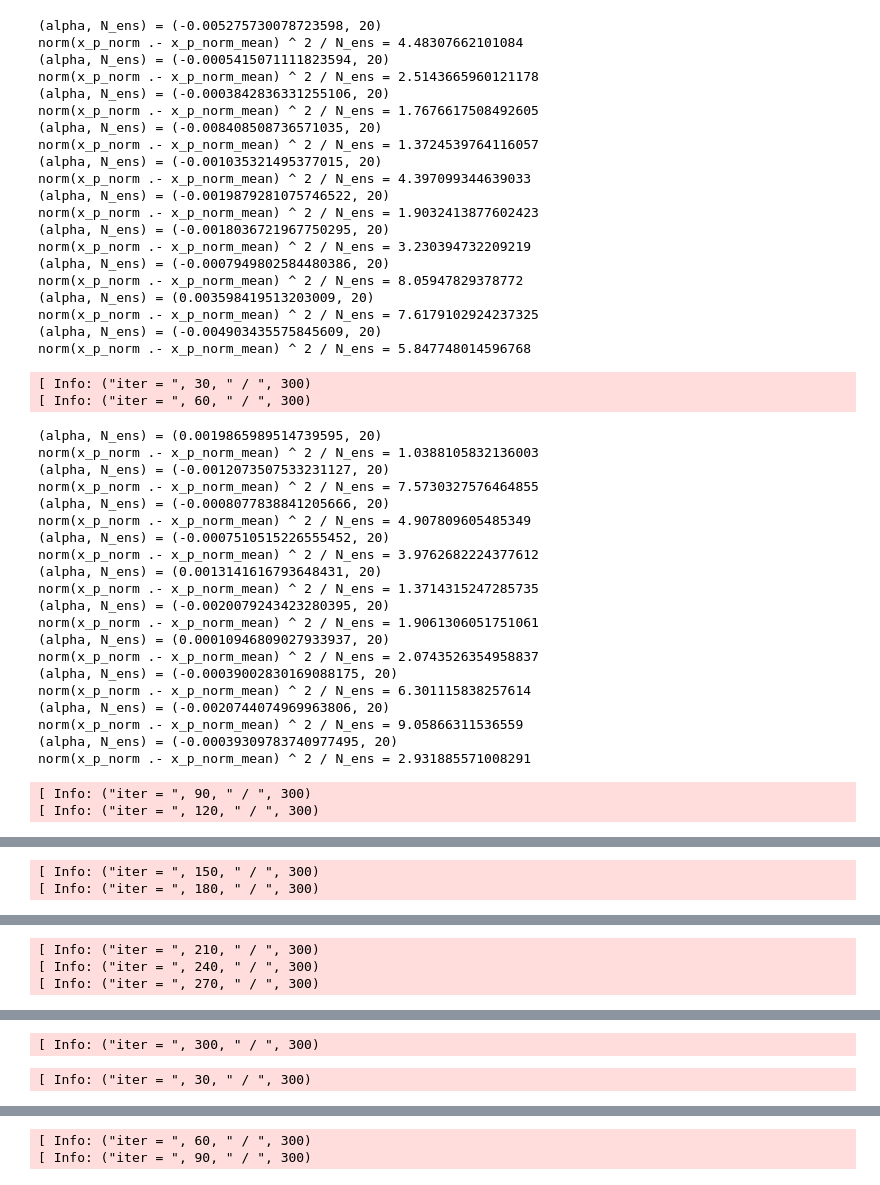
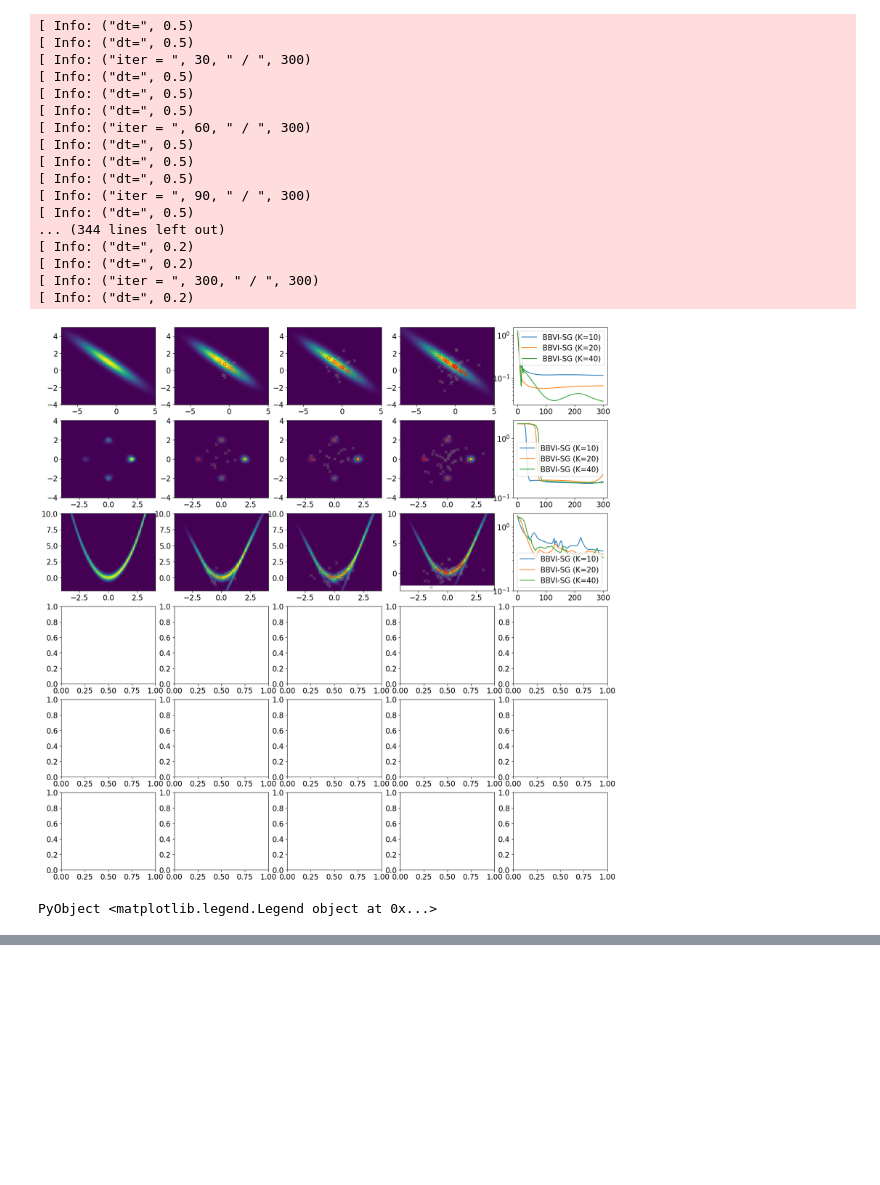
Before and after one commit to Baojun-Che/Bayesian-Inverse-Problems, a Jupyter notebook: Inversion/BBVI-comparison.ipynb, the cells around one changed output, grey strips where cells are left out. Saved outputs shown, nothing was run; the diff lists cells and outputs as text; code cells hidden in the pictures; blank space fills up the shorter version.

Commit message:
improve BBVI with a quadrature rule

```diff
--- a/Inversion/BBVI-comparison.ipynb
+++ b/Inversion/BBVI-comparison.ipynb
@@ -24,7 +24,7 @@ end
 
 N_iter = 300
 Nx, Ny = 100,100
-N_ens = 20
+N_ens = 5
 
 ση = 1.0
 Gtype = "Gaussian"
@@ -52,76 +52,51 @@ func_F(x) = F(x, func_args)
 func_Phi(x) = norm(func_F(x),2)^2/2
 objs = [Gaussian_mixture_BBVI(func_Phi, x0_w[1:N_modes], x0_mean[1:N_modes,:], xx0_cov[1:N_modes,:,:]; N_iter = N_iter, dt = dt, N_ens=N_ens)
         for N_modes in N_modes_array]
-visualization_2d(ax[3,:]; Nx = Nx, Ny = Ny, x_lim=[-4.0, 4.0], y_lim=[-4.0, 4.0], func_F=func_F, objs=objs, label="BBVI-SG")
+visualization_2d(ax[2,:]; Nx = Nx, Ny = Ny, x_lim=[-4.0, 4.0], y_lim=[-4.0, 4.0], func_F=func_F, objs=objs, label="BBVI-SG")
 # objs = [Gaussian_mixture_BBVI(func_Phi, x0_w[1:N_modes], x0_mean[1:N_modes,:], xx0_cov[1:N_modes,:,:]; N_iter = N_iter, dt = dt, N_ens=N_ens*N_modes, random_quadrature_type="Gaussian_mixture")
 #         for N_modes in N_modes_array]
 # visualization_2d(ax[4,:]; Nx = Nx, Ny = Ny, x_lim=[-4.0, 4.0], y_lim=[-4.0, 4.0], func_F=func_F, objs=objs, label="BBVI-GM")
 
 
 
 ση = [sqrt(10.0); ones(N_x-2)]
 Gtype = "Banana"
 dt = 0.2
 λ = 10.0
 y = [0.0; 1.0; zeros(N_x-2)]
 func_args = (y, ση, λ , Gtype)
 func_F(x) = F(x, func_args)
 func_Phi(x) = norm(func_F(x),2)^2/2
 μ0, Σ0 = [0.0; 0.0], [1.0 0.0; 0.0 1.0]
 objs = [Gaussian_mixture_BBVI(func_Phi, x0_w[1:N_modes], x0_mean[1:N_modes,:], xx0_cov[1:N_modes,:,:]; N_iter = N_iter, dt = dt, N_ens=N_ens)
         for N_modes in N_modes_array]
-visualization_2d(ax[5,:]; Nx = Nx, Ny = Ny, x_lim=[-4.0, 4.0], y_lim=[-2.0, 10.0], func_F=func_F, objs=objs, label="BBVI-SG")
+visualization_2d(ax[3,:]; Nx = Nx, Ny = Ny, x_lim=[-4.0, 4.0], y_lim=[-2.0, 10.0], func_F=func_F, objs=objs, label="BBVI-SG")
 # objs = [Gaussian_mixture_BBVI(func_Phi, x0_w[1:N_modes], x0_mean[1:N_modes,:], xx0_cov[1:N_modes,:,:]; N_iter = N_iter, dt = dt, N_ens=N_ens*N_modes, random_quadrature_type="Gaussian_mixture")
 #         for N_modes in N_modes_array]
 # visualization_2d(ax[6,:]; Nx = Nx, Ny = Ny, x_lim=[-4.0, 4.0], y_lim=[-2.0, 10.0], func_F=func_F, objs=objs, label="BBVI-GM")
 
 
 
 
 # fig.tight_layout()
 # fig.savefig("BBVI-GMD-Multimodal.pdf")
 # %% [output]
-(alpha, N_ens) = (-0.005275730078723598, 20)
-norm(x_p_norm .- x_p_norm_mean) ^ 2 / N_ens = 4.48307662101084
-(alpha, N_ens) = (-0.0005415071111823594, 20)
-norm(x_p_norm .- x_p_norm_mean) ^ 2 / N_ens = 2.5143665960121178
-(alpha, N_ens) = (-0.0003842836331255106, 20)
-norm(x_p_norm .- x_p_norm_mean) ^ 2 / N_ens = 1.7676617508492605
-(alpha, N_ens) = (-0.008408508736571035, 20)
-norm(x_p_norm .- x_p_norm_mean) ^ 2 / N_ens = 1.3724539764116057
-(alpha, N_ens) = (-0.001035321495377015, 20)
-norm(x_p_norm .- x_p_norm_mean) ^ 2 / N_ens = 4.397099344639033
-(alpha, N_ens) = (-0.0019879281075746522, 20)
-norm(x_p_norm .- x_p_norm_mean) ^ 2 / N_ens = 1.9032413877602423
-(alpha, N_ens) = (-0.0018036721967750295, 20)
-norm(x_p_norm .- x_p_norm_mean) ^ 2 / N_ens = 3.230394732209219
-(alpha, N_ens) = (-0.0007949802584480386, 20)
-norm(x_p_norm .- x_p_norm_mean) ^ 2 / N_ens = 8.05947829378772
-(alpha, N_ens) = (0.003598419513203009, 20)
-norm(x_p_norm .- x_p_norm_mean) ^ 2 / N_ens = 7.6179102924237325
-(alpha, N_ens) = (-0.004903435575845609, 20)
-norm(x_p_norm .- x_p_norm_mean) ^ 2 / N_ens = 5.847748014596768
+[ Info: ("dt=", 0.5)
+[ Info: ("dt=", 0.5)
+[ Info: ("iter = ", 30, " / ", 300)
+[ Info: ("dt=", 0.5)
+[ Info: ("dt=", 0.5)
+[ Info: ("dt=", 0.5)
+[ Info: ("iter = ", 60, " / ", 300)
+[ Info: ("dt=", 0.5)
+[ Info: ("dt=", 0.5)
+[ Info: ("dt=", 0.5)
+[ Info: ("iter = ", 90, " / ", 300)
+[ Info: ("dt=", 0.5)
+... (344 lines left out)
+[ Info: ("dt=", 0.2)
+[ Info: ("dt=", 0.2)
+[ Info: ("iter = ", 300, " / ", 300)
+[ Info: ("dt=", 0.2)
+[figure, added]
-[ Info: ("iter = ", 30, " / ", 300)
-[ Info: ("iter = ", 60, " / ", 300)
+PyObject <matplotlib.legend.Legend object at 0x...>
-(alpha, N_ens) = (0.0019865989514739595, 20)
-norm(x_p_norm .- x_p_norm_mean) ^ 2 / N_ens = 1.0388105832136003
-(alpha, N_ens) = (-0.0012073507533231127, 20)
-norm(x_p_norm .- x_p_norm_mean) ^ 2 / N_ens = 7.5730327576464855
-(alpha, N_ens) = (-0.0008077838841205666, 20)
-norm(x_p_norm .- x_p_norm_mean) ^ 2 / N_ens = 4.907809605485349
-(alpha, N_ens) = (-0.0007510515226555452, 20)
-norm(x_p_norm .- x_p_norm_mean) ^ 2 / N_ens = 3.9762682224377612
-(alpha, N_ens) = (0.0013141616793648431, 20)
-norm(x_p_norm .- x_p_norm_mean) ^ 2 / N_ens = 1.3714315247285735
-(alpha, N_ens) = (-0.0020079243423280395, 20)
-norm(x_p_norm .- x_p_norm_mean) ^ 2 / N_ens = 1.9061306051751061
-(alpha, N_ens) = (0.00010946809027933937, 20)
-norm(x_p_norm .- x_p_norm_mean) ^ 2 / N_ens = 2.0743526354958837
-(alpha, N_ens) = (-0.00039002830169088175, 20)
-norm(x_p_norm .- x_p_norm_mean) ^ 2 / N_ens = 6.301115838257614
-(alpha, N_ens) = (-0.0020744074969963806, 20)
-norm(x_p_norm .- x_p_norm_mean) ^ 2 / N_ens = 9.05866311536559
-(alpha, N_ens) = (-0.00039309783740977495, 20)
-norm(x_p_norm .- x_p_norm_mean) ^ 2 / N_ens = 2.931885571008291
-[ Info: ("iter = ", 90, " / ", 300)
-[ Info: ("iter = ", 120, " / ", 300)
@@ -148,2 +102,0 @@ norm(x_p_norm .- x_p_norm_mean) ^ 2 / N_ens = 4.387274657536147
-[ Info: ("iter = ", 150, " / ", 300)
-[ Info: ("iter = ", 180, " / ", 300)
@@ -167,3 +102,0 @@ norm(x_p_norm .- x_p_norm_mean) ^ 2 / N_ens = 5.636439398145535
-[ Info: ("iter = ", 210, " / ", 300)
-[ Info: ("iter = ", 240, " / ", 300)
-[ Info: ("iter = ", 270, " / ", 300)
@@ -190,2 +102,0 @@ norm(x_p_norm .- x_p_norm_mean) ^ 2 / N_ens = 10.472464815273774
-[ Info: ("iter = ", 300, " / ", 300)
-[ Info: ("iter = ", 30, " / ", 300)
@@ -209,2 +102,0 @@ norm(x_p_norm .- x_p_norm_mean) ^ 2 / N_ens = 8.463163784014004
-[ Info: ("iter = ", 60, " / ", 300)
-[ Info: ("iter = ", 90, " / ", 300)
```
Also changed, not shown: parts of 2 cells of this notebook, 1 other file.
